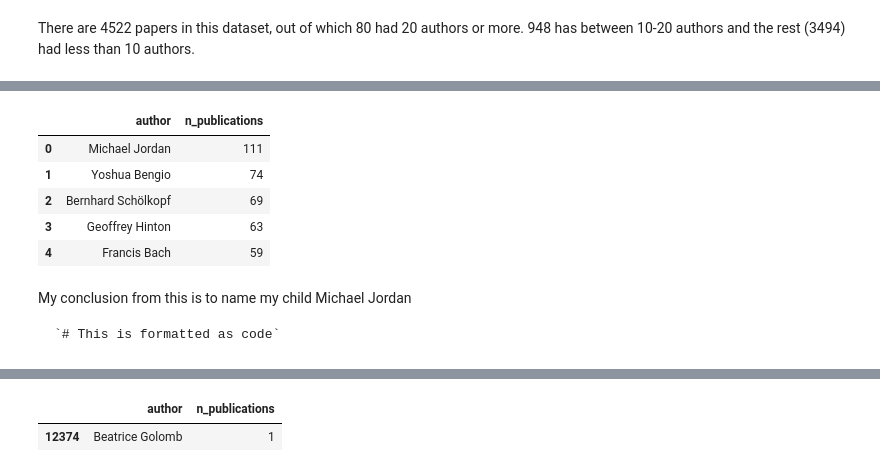
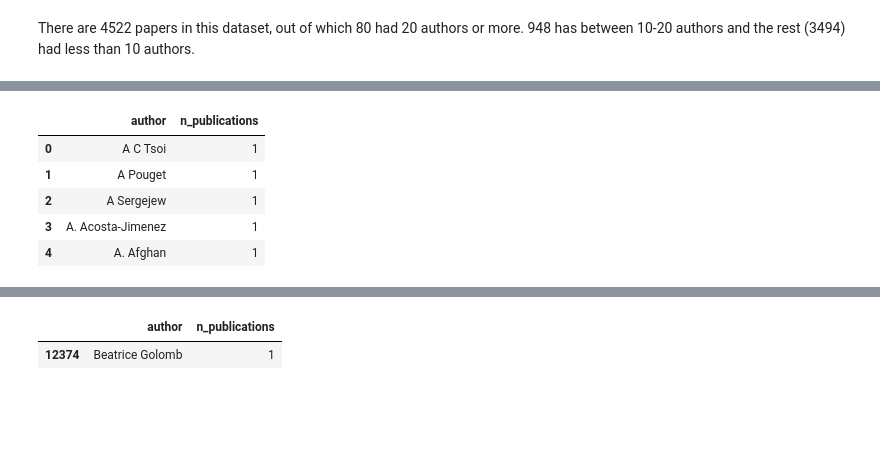
Before and after one commit to meiruv/NIPS-Papers-Analysis, a Jupyter notebook: Nips_Exploratory_Analysis.ipynb, the cells around one changed output, grey strips where cells are left out. Saved outputs shown, nothing was run; the diff lists cells and outputs as text; code cells hidden in the pictures; blank space fills up the shorter version.

````diff
--- a/Nips_Exploratory_Analysis.ipynb
+++ b/Nips_Exploratory_Analysis.ipynb
@@ -161,19 +194,12 @@ authors_df['author'] = authors_df['first_name']+' ' + authors_df['last_name']
 # %%
-# ~~~~~~~~~~~~~~~~~~~~~~~~~~~~~~~ use groupby instead of value counts ~~~~~~~~~~~~~~~~~~~~~~~~~~~~~~~
 
-papers_per_author_df = pd.DataFrame(authors_df['author'].value_counts()).reset_index()
+papers_per_author_df = pd.DataFrame(authors_df[['author']].groupby('author').size()).reset_index()
 papers_per_author_df.columns = ['author','n_publications']
 papers_per_author_df.head()
 # %% [output]
 |  | author | n_publications |
-| 0 | Michael Jordan | 111 |
-| 1 | Yoshua Bengio | 74 |
-| 2 | Bernhard Schölkopf | 69 |
-| 3 | Geoffrey Hinton | 63 |
-| 4 | Francis Bach | 59 |
+| 0 | A C Tsoi | 1 |
+| 1 | A Pouget | 1 |
+| 2 | A Sergejew | 1 |
+| 3 | A. Acosta-Jimenez | 1 |
+| 4 | A. Afghan | 1 |
-# %% [markdown]
-My conclusion from this is to name my child Michael Jordan
-
-```
-`# This is formatted as code`
-```
````
Also changed, not shown: parts of 6 cells of this notebook.
